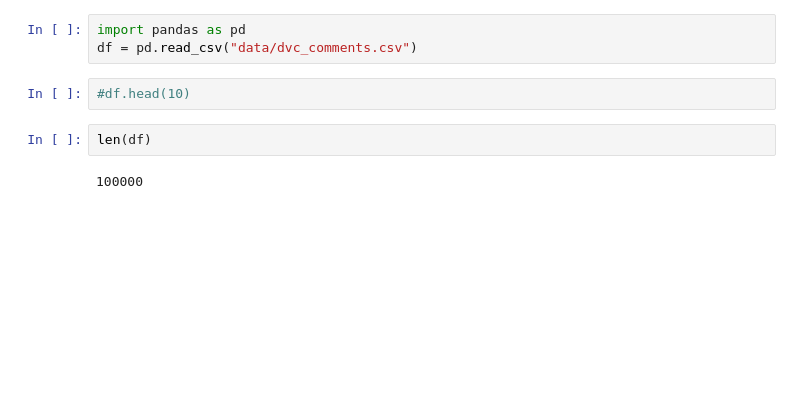
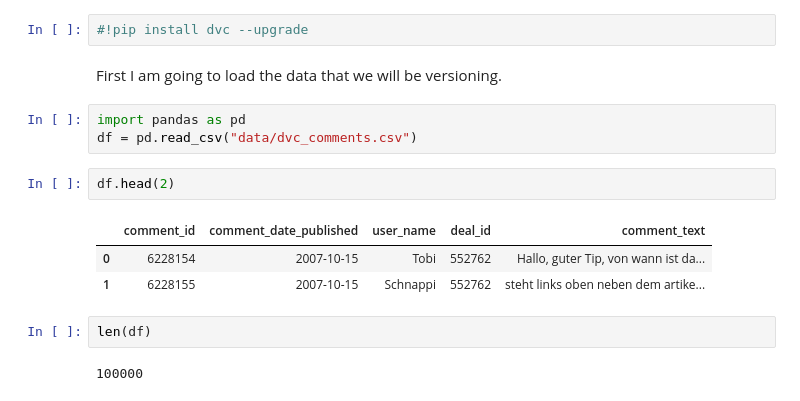
Before and after one commit to florianpethig/datavc, a Jupyter notebook: tools/dvc/dvc.ipynb, the cells around one changed output. Drawn from its saved outputs; the diff is of its cells as text; blank space fills up the shorter version.

```diff
--- a/survey/dvc.ipynb
+++ b/tools/dvc/dvc.ipynb
@@ -1,8 +1,16 @@
+# %%
+#!pip install dvc --upgrade
+# %% [markdown]
+First I am going to load the data that we will be versioning.
 # %%
 import pandas as pd
 df = pd.read_csv("data/dvc_comments.csv")
-# %%
-#df.head(10)
+# %%
+df.head(2)
+# %% [output]
+|  | comment_id | comment_date_published | user_name | deal_id | comment_text |
+| 0 | 6228154 | 2007-10-15 | Tobi | 552762 | Hallo, guter Tip, von wann ist da... |
+| 1 | 6228155 | 2007-10-15 | Schnappi | 552762 | steht links oben neben dem artike... |
 # %%
 len(df)
 # %% [output]
```
Also changed, not shown: parts of 1 cell of this notebook, 2 other files.
